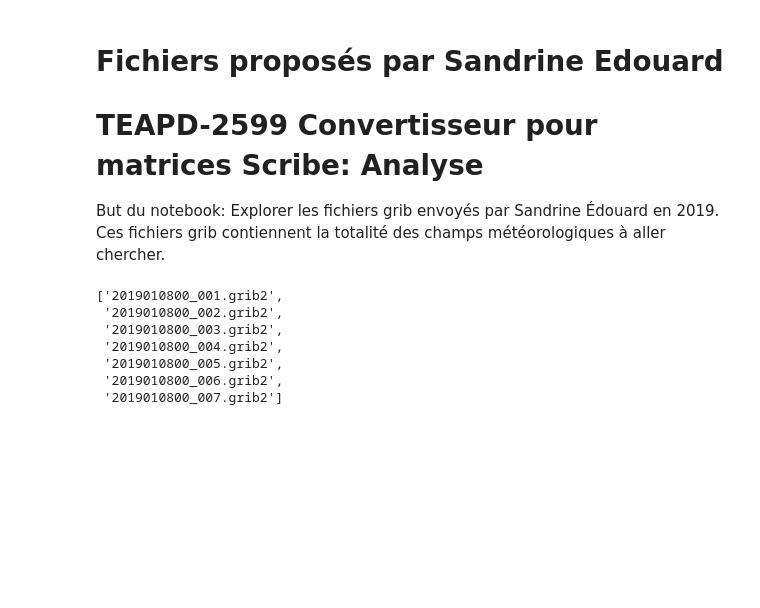
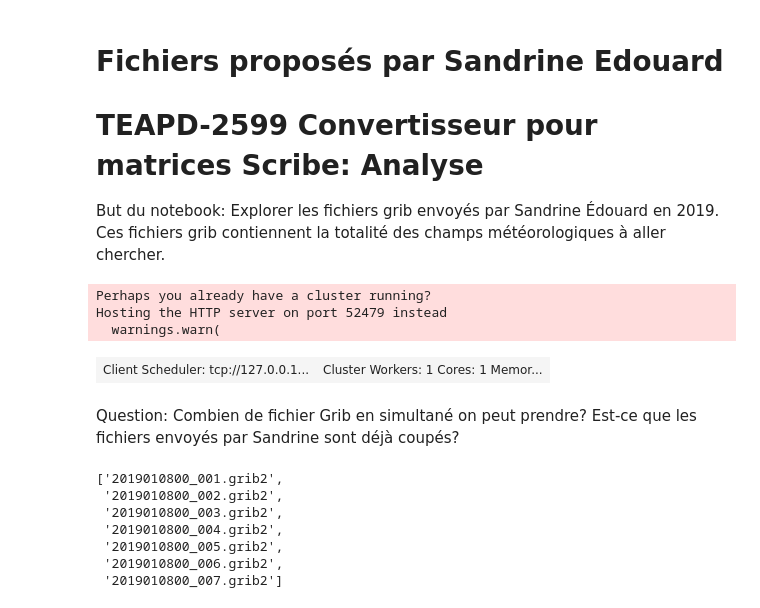
Before and after one commit to tito-am/cmc, a Jupyter notebook: Analyse_Grib_SandrineEdouard.ipynb, the cells around one changed output. Saved outputs shown, nothing was run; the diff lists cells and outputs as text; code cells hidden in the pictures; blank space fills up the shorter version.

```diff
--- a/Analyse_Grib_SandrineEdouard.ipynb
+++ b/Analyse_Grib_SandrineEdouard.ipynb
@@ -21 +23,12 @@ import cartopy.crs as ccrs
+# %%
+
+client = Client(n_workers=1, threads_per_worker=1, memory_limit='2GB')
+client
+# %% [output]
+Perhaps you already have a cluster running?
+Hosting the HTTP server on port 52479 instead
+  warnings.warn(
+| Client Scheduler: tcp://127.0.0.1... | Cluster Workers: 1 Cores: 1 Memor... |
+# %% [markdown]
+Question: Combien de fichier Grib en simultané on peut prendre? Est-ce que les fichiers envoyés par Sandrine sont déjà coupés?
 # %%
```
Also changed, not shown: parts of 6 cells of this notebook, 1 other file.
